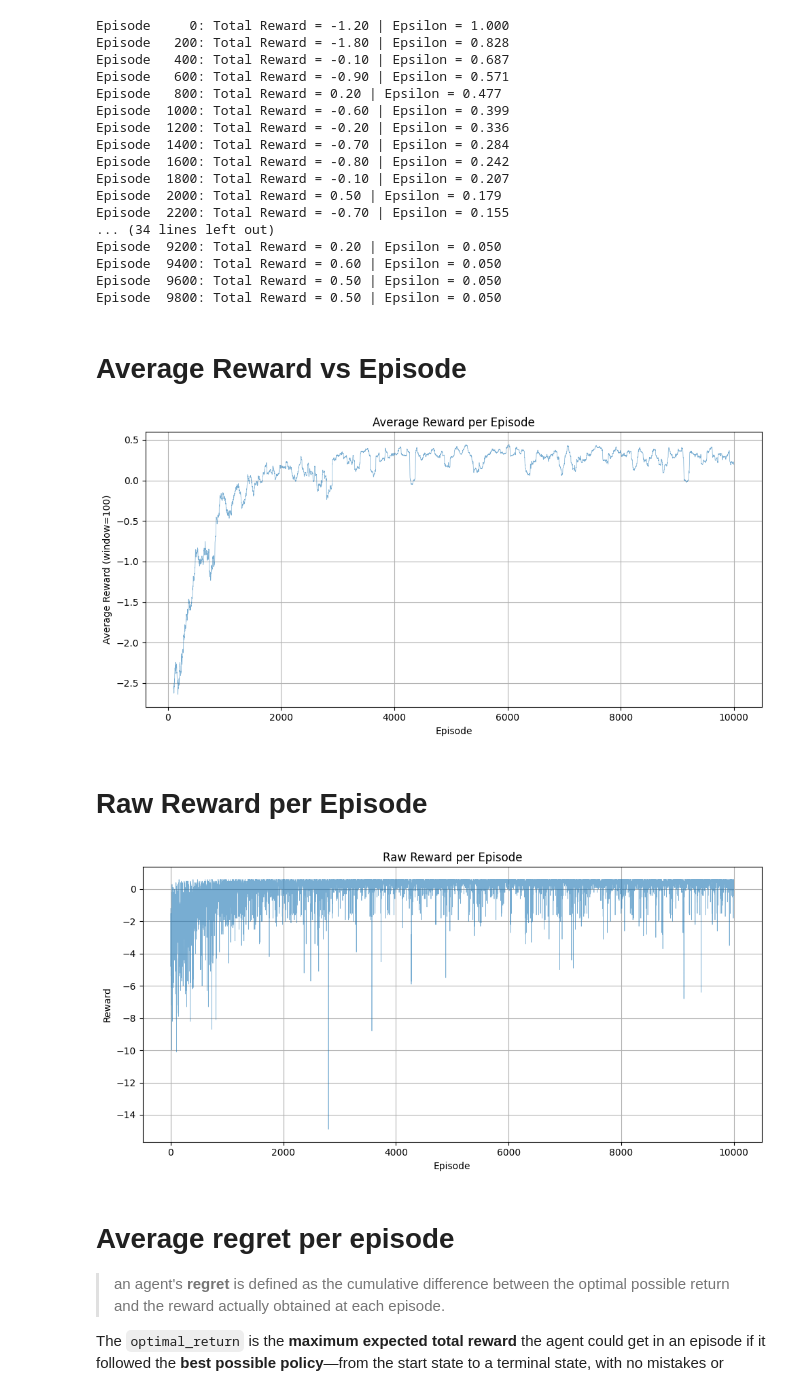
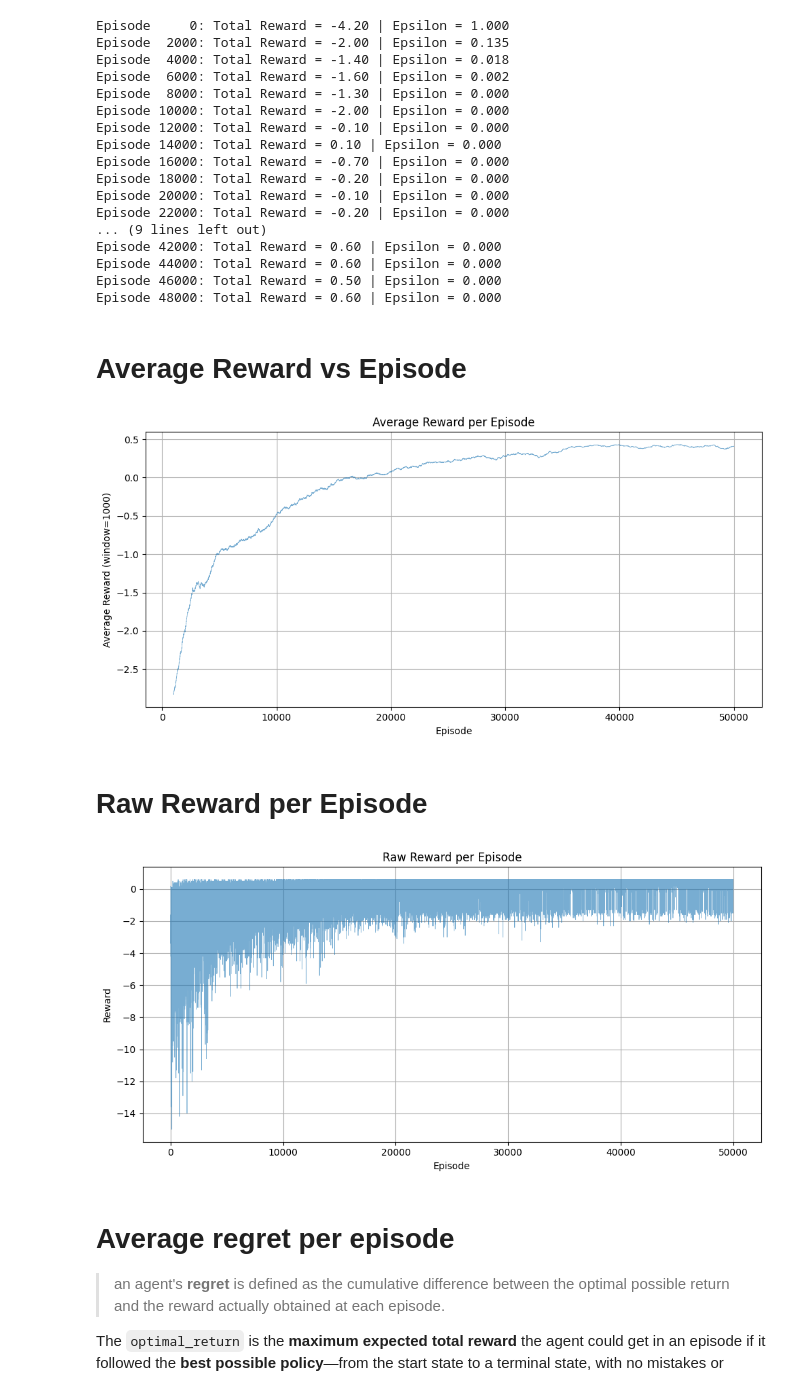
Before and after one commit to accoelhos/IA, a Jupyter notebook: src/rl_demos/q_learning_grid_world.ipynb, the cells around one changed output. Drawn from its saved outputs; the diff is of its cells as text; code cells hidden in the pictures.

```diff
--- a/src/rl_demos/q_learning_grid_world.ipynb
+++ b/src/rl_demos/q_learning_grid_world.ipynb
@@ -77,64 +77,64 @@ def train_q_learning(params):
 
     return Q, episode_rewards
 # %%
-NUM_EPISODES=10000
+NUM_EPISODES=50000
 
 params = {
     'episodes': NUM_EPISODES,
+    'gamma': 0.95,
+    'alpha': 0.0001,
+    'epsilon_start': 1.0,
+    'epsilon_end': 0.0,
     'decay_epsilon': True,
-    'gamma': 0.95,
-    'alpha': 0.4,
-    'epsilon_start': 1.0,
-    'epsilon_end': 0.05,
     'decay_rate': 0.001,
     'living_reward': -0.1,
-    'log_every': 200,
+    'log_every': 2000,
     'optimal_return': 0.4  # Assumed optimal return for the terminal state
 }
 
 Q, rewards = train_q_learning(params)
 # %% [output]
-Episode     0: Total Reward = -1.20 | Epsilon = 1.000
-Episode   200: Total Reward = -1.80 | Epsilon = 0.828
-Episode   400: Total Reward = -0.10 | Epsilon = 0.687
-Episode   600: Total Reward = -0.90 | Epsilon = 0.571
-Episode   800: Total Reward = 0.20 | Epsilon = 0.477
-Episode  1000: Total Reward = -0.60 | Epsilon = 0.399
-Episode  1200: Total Reward = -0.20 | Epsilon = 0.336
-Episode  1400: Total Reward = -0.70 | Epsilon = 0.284
-Episode  1600: Total Reward = -0.80 | Epsilon = 0.242
-Episode  1800: Total Reward = -0.10 | Epsilon = 0.207
-Episode  2000: Total Reward = 0.50 | Epsilon = 0.179
-Episode  2200: Total Reward = -0.70 | Epsilon = 0.155
-... (34 lines left out)
-Episode  9200: Total Reward = 0.20 | Epsilon = 0.050
-Episode  9400: Total Reward = 0.60 | Epsilon = 0.050
-Episode  9600: Total Reward = 0.50 | Epsilon = 0.050
-Episode  9800: Total Reward = 0.50 | Epsilon = 0.050
+Episode     0: Total Reward = -4.20 | Epsilon = 1.000
+Episode  2000: Total Reward = -2.00 | Epsilon = 0.135
+Episode  4000: Total Reward = -1.40 | Epsilon = 0.018
+Episode  6000: Total Reward = -1.60 | Epsilon = 0.002
+Episode  8000: Total Reward = -1.30 | Epsilon = 0.000
+Episode 10000: Total Reward = -2.00 | Epsilon = 0.000
+Episode 12000: Total Reward = -0.10 | Epsilon = 0.000
+Episode 14000: Total Reward = 0.10 | Epsilon = 0.000
+Episode 16000: Total Reward = -0.70 | Epsilon = 0.000
+Episode 18000: Total Reward = -0.20 | Epsilon = 0.000
+Episode 20000: Total Reward = -0.10 | Epsilon = 0.000
+Episode 22000: Total Reward = -0.20 | Epsilon = 0.000
+... (9 lines left out)
+Episode 42000: Total Reward = 0.60 | Epsilon = 0.000
+Episode 44000: Total Reward = 0.60 | Epsilon = 0.000
+Episode 46000: Total Reward = 0.50 | Epsilon = 0.000
+Episode 48000: Total Reward = 0.60 | Epsilon = 0.000
 # %% [markdown]
 # Average Reward vs Episode
 # %%
 import matplotlib.pyplot as plt
 import numpy as np
 
 # Compute moving average
 def moving_average(data, window_size=100):
     return np.convolve(data, np.ones(window_size)/window_size, mode='valid')
 
 # Plot
-window = 100
+window = 1000
 avg_rewards = moving_average(rewards, window)
 
 plt.figure(figsize=(10, 5))
 plt.plot(np.arange(len(avg_rewards)) + window, avg_rewards, alpha=0.6, linewidth=0.5)
 plt.xlabel("Episode")
 plt.ylabel(f"Average Reward (window={window})")
 plt.title("Average Reward per Episode")
 plt.grid(True)
 plt.tight_layout()
 plt.show()
 # %% [output]
-[figure, old version]
+[figure, new version]
 # %% [markdown]
 # Raw Reward per Episode
 # %%
@@ -152,7 +152,7 @@ plt.grid(True)
 plt.tight_layout()
 plt.show()
 # %% [output]
-[figure, old version]
+[figure, new version]
 # %% [markdown]
 # Average regret per episode
 
```
Also changed, not shown: parts of 2 cells of this notebook, 2 other files.
